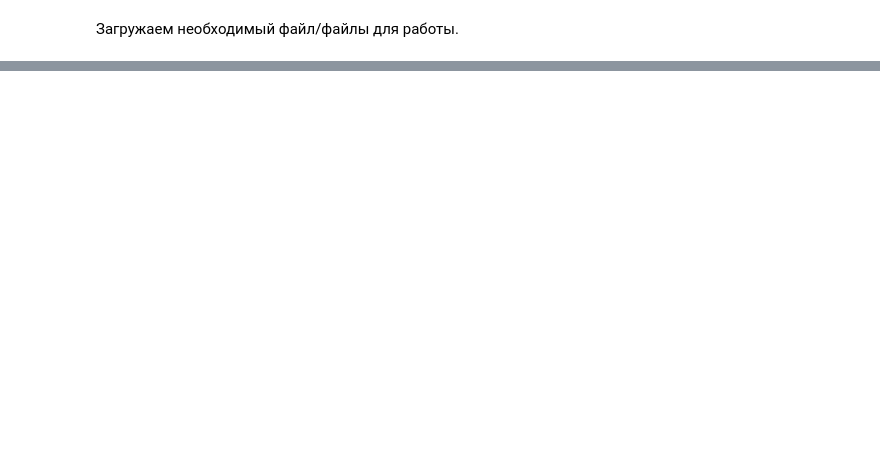
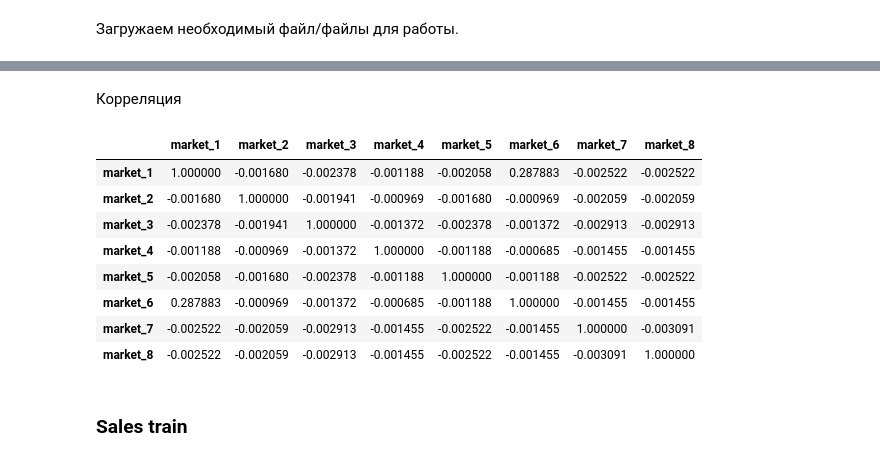
Before and after one commit to veresnikov/ad, a Jupyter notebook: research_data.ipynb, the cells around one changed output, grey strips where cells are left out. Saved outputs shown, nothing was run; the diff lists cells and outputs as text; code cells hidden in the pictures; blank space fills up the shorter version.

```diff
--- a/research_data.ipynb
+++ b/research_data.ipynb
@@ -259,0 +94,16 @@ df.corr()
+# %% [markdown]
+Корреляция
+# %%
+advert_train_df.corr()
+# %% [output]
+|  | market_1 | market_2 | market_3 | market_4 | market_5 | market_6 | market_7 | market_8 |
+| market_1 | 1.000000 | -0.001680 | -0.002378 | -0.001188 | -0.002058 | 0.287883 | -0.002522 | -0.002522 |
+| market_2 | -0.001680 | 1.000000 | -0.001941 | -0.000969 | -0.001680 | -0.000969 | -0.002059 | -0.002059 |
+| market_3 | -0.002378 | -0.001941 | 1.000000 | -0.001372 | -0.002378 | -0.001372 | -0.002913 | -0.002913 |
+| market_4 | -0.001188 | -0.000969 | -0.001372 | 1.000000 | -0.001188 | -0.000685 | -0.001455 | -0.001455 |
+| market_5 | -0.002058 | -0.001680 | -0.002378 | -0.001188 | 1.000000 | -0.001188 | -0.002522 | -0.002522 |
+| market_6 | 0.287883 | -0.000969 | -0.001372 | -0.000685 | -0.001188 | 1.000000 | -0.001455 | -0.001455 |
+| market_7 | -0.002522 | -0.002059 | -0.002913 | -0.001455 | -0.002522 | -0.001455 | 1.000000 | -0.003091 |
+| market_8 | -0.002522 | -0.002059 | -0.002913 | -0.001455 | -0.002522 | -0.001455 | -0.003091 | 1.000000 |
+# %% [markdown]
+### **Sales train**
```
Also changed, not shown: parts of 57 cells of this notebook.
